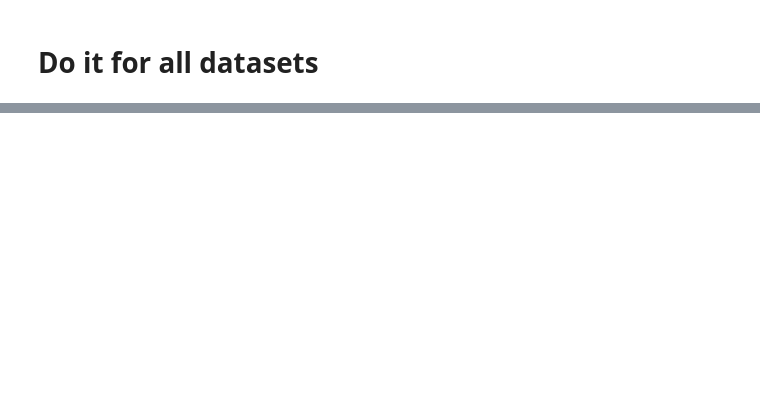
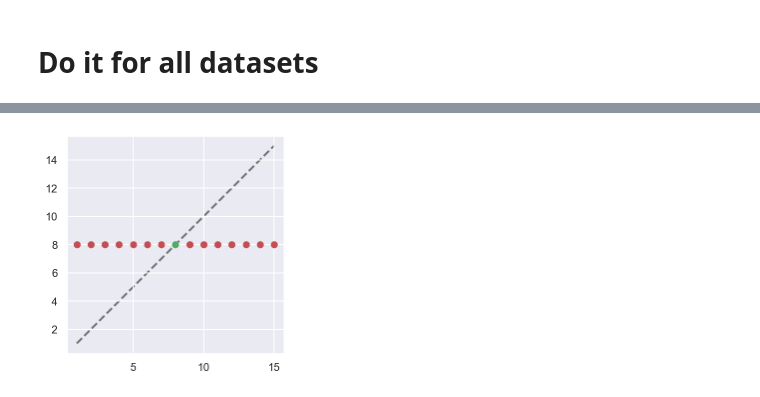
Before and after one commit to AurelienNioche/ProspecTonk, a Jupyter notebook: Gaussian-Process.ipynb, the cells around one changed output, grey strips where cells are left out. Drawn from its saved outputs; the diff is of its cells as text; code cells hidden in the pictures; blank space fills up the shorter version.

```diff
--- a/Gaussian-Process.ipynb
+++ b/Gaussian-Process.ipynb
@@ -188,7 +191,7 @@ for i, m in enumerate(monkeys):
     X_test = param[test_idx].reshape(-1, 1).T
     y_true = elo[test_idx]
 
-    kernel = C(1.0, (1e-3, 1e8)) * RBF(10, (1e-2, 1e2))
+    kernel = C(1.0, (1e-3, 1e2)) * RBF(10, (1e-2, 1e2))
     gp = GaussianProcessRegressor(kernel=kernel, n_restarts_optimizer=9)
     gp.fit(X, y)
     y_pred, sigma = gp.predict(X_test, return_std=True)
@@ -220,6 +245,15 @@ Rank pred = 1; Rank true: 4
 # %% [markdown]
 # Do it for all datasets
+# %%
+def gp_regress(X, y, X_test):
+    kernel = C(1.0, (1e-3, 1e8)) * RBF(10, (1e-2, 1e2))
+    gp = GaussianProcessRegressor(kernel=kernel, n_restarts_optimizer=10)
+    gp.fit(X, y)
+    y_pred, sigma = gp.predict(X_test, return_std=True)
+    return y_pred
 # %%
+n_success = {}
+
 for df_p in df_paths:
     print(df_p)
     print("*" * 30)
@@ -252,12 +286,14 @@ for df_p in df_paths:
     n_cond = len(df_fit.condition.unique())
     param = np.zeros((n_monkey, n_param*n_cond))
     elo = np.zeros(n_monkey)
-    monkeys = np.zeros(n_monkey, dtype=str)
+    monkeys = np.zeros(n_monkey, dtype=object)
     for i, (m, df_m) in enumerate(df_fit.groupby(by="monkey")):
         pr_m = [df_m[df_m.condition == cd].loc[0, pr] for pr in Model.param_labels for cd in df_fit.condition.unique()]
         param[i] = pr_m
         elo[i] = df_m["elo"].values[0]
         monkeys[i] = m
+
+    n_success[df_p] = 0
 
     for i, m in enumerate(monkeys):
         idx = list(range(param.shape[0]))
@@ -271,17 +307,22 @@ for df_p in df_paths:
         X_test = param[test_idx].reshape(-1, 1).T
         y_true = elo[test_idx]
 
-        kernel = C(1.0, (1e-3, 1e8)) * RBF(10, (1e-2, 1e2))
-        gp = GaussianProcessRegressor(kernel=kernel, n_restarts_optimizer=9)
-        gp.fit(X, y)
-        y_pred, sigma = gp.predict(X_test, return_std=True)
+        y_pred = gp_regress(X=X, y=y, X_test=X_test)
+
         rank_pred = give_rank(y_pred[0], elo[X_idx])
         rank_true = give_rank(y_true, elo[X_idx])
         print(f"ELO pred = {y_pred[0]:.2f} (+/-{sigma[0]:.2f}); ELO true = {y_true:.2f}; Err pred = {y_true-y_pred[0]:.2f}")
-        print(f"Rank pred = {rank_pred}; Rank true: {rank_true}")
+        print(f"{m} Rank pred = {rank_pred}; Rank true: {rank_true}")
         if rank_pred == rank_true:
             print("SUCCESS!!!")
+            n_success[df_p] += 1
         print()
+    print(f'{df_p}: {n_success[df_p]} success')
+
+print("*" *10)
+print()
+for k, v in n_success.items():
+    print(k, v)
 # %% [output]
 data/backup/df_fit_overallA_ModelLocBias.csv
 ******************************
@@ -302,0 +542,2 @@ Rank pred = 1; Rank true: 4
+# %%
+rank_actual, rank_prediction, y_actual, y_prediction = run_inference(df_rgr_list[-1], n_iter=100)
@@ -302,0 +571,9 @@ Rank pred = 1; Rank true: 4
+# %%
+good = rank_actual == rank_prediction
+fig, ax = plt.subplots()
+ax.scatter(rank_actual[good], rank_prediction[good], color='C2')
+ax.scatter(rank_actual[np.invert(good)], rank_prediction[np.invert(good)], color='C3')
+ax.plot([1, len(rank_actual)], [1, len(rank_actual)], ls='--', color="black", alpha=0.5, lw=2, zorder=-1)
+ax.set_aspect(1)
+# %% [output]
+[figure, added]
```
Also changed, not shown: parts of 24 cells of this notebook, 7 other files.
